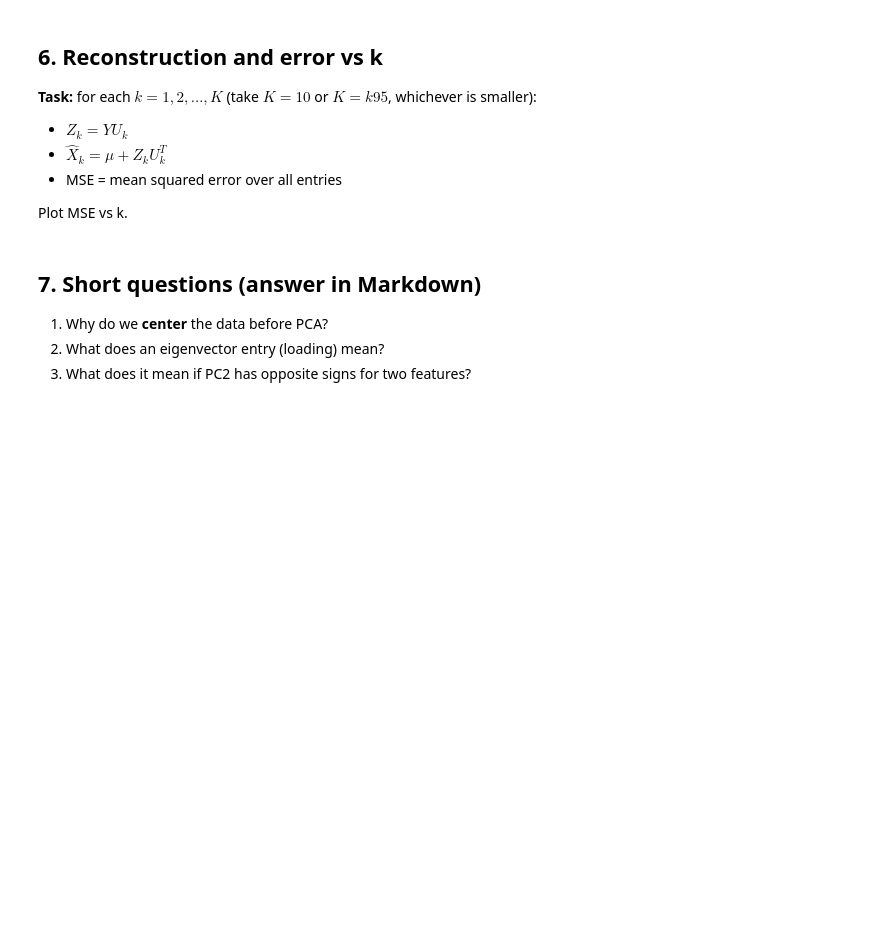
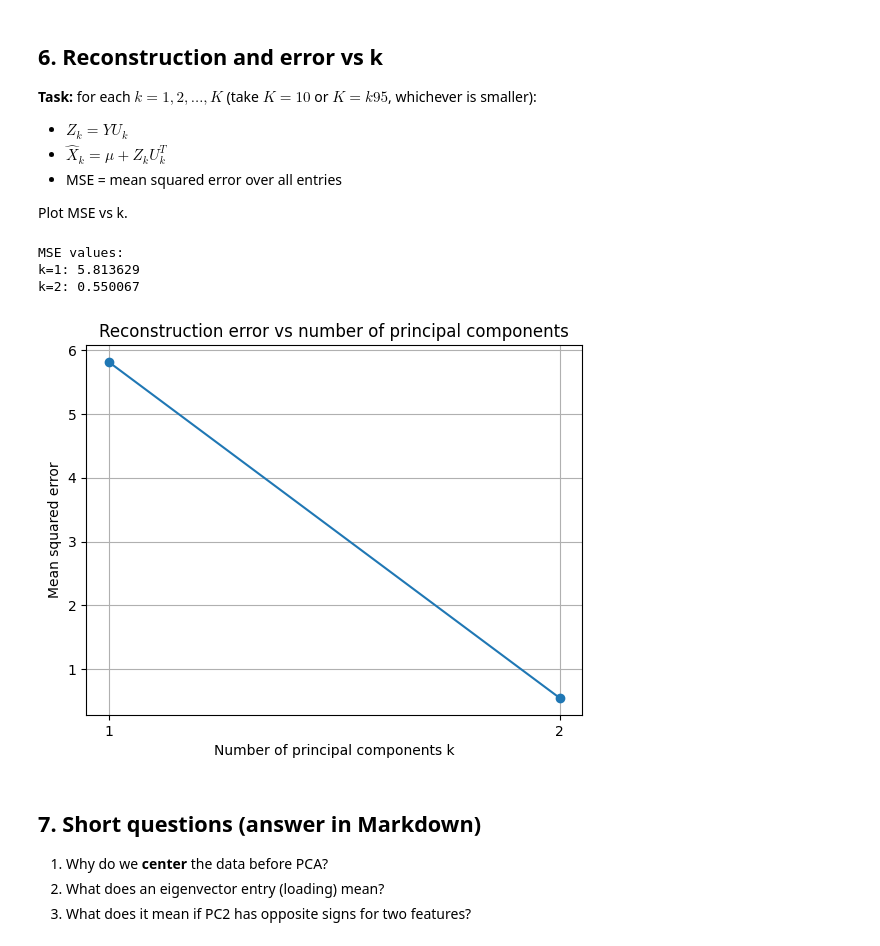
Before and after one commit to lena458/machine_learning, a Jupyter notebook: PCA_exercise_template.ipynb, the cells around one changed output. Cells and saved outputs as stored; diff of their text form; code cells hidden in the pictures; blank space fills up the shorter version.

```diff
--- a/PCA_exercise_template.ipynb
+++ b/PCA_exercise_template.ipynb
@@ -151,9 +183,38 @@ plt.show()
 
 Plot MSE vs k.
 # %%
+def reconstruct(Z, mu, U, k):
+    """Reconstruct from PCA coordinates Z using first k PCs."""
+    return mu + Z @ U[:, :k].T
+
 # TODO: Choose K = min(10, k95)
+K = min(10, k95)
 # TODO: Loop over k=1..K computing reconstruction and MSE
+mse_values = []
+
+for k in range(1, K + 1):
+    Zk = project(Y, U, k)
+    X_hat = reconstruct(Zk, mu, U, k)
+    mse = np.mean((X - X_hat) ** 2)
+    mse_values.append(mse)
+
+print("MSE values:")
+for k, mse in enumerate(mse_values, start=1):
+    print(f"k={k}: {mse:.6f}")
 # TODO: Plot MSE vs k
+plt.figure()
+plt.plot(range(1, K + 1), mse_values, marker="o")
+plt.title("Reconstruction error vs number of principal components")
+plt.xlabel("Number of principal components k")
+plt.ylabel("Mean squared error")
+plt.xticks(range(1, K + 1))
+plt.grid(True)
+plt.show()
+# %% [output]
+MSE values:
+k=1: 5.813629
+k=2: 0.550067
+[figure, added]
 # %% [markdown]
 ## 7. Short questions (answer in Markdown)
 1. Why do we **center** the data before PCA?
```
Also changed, not shown: parts of 6 cells of this notebook.
